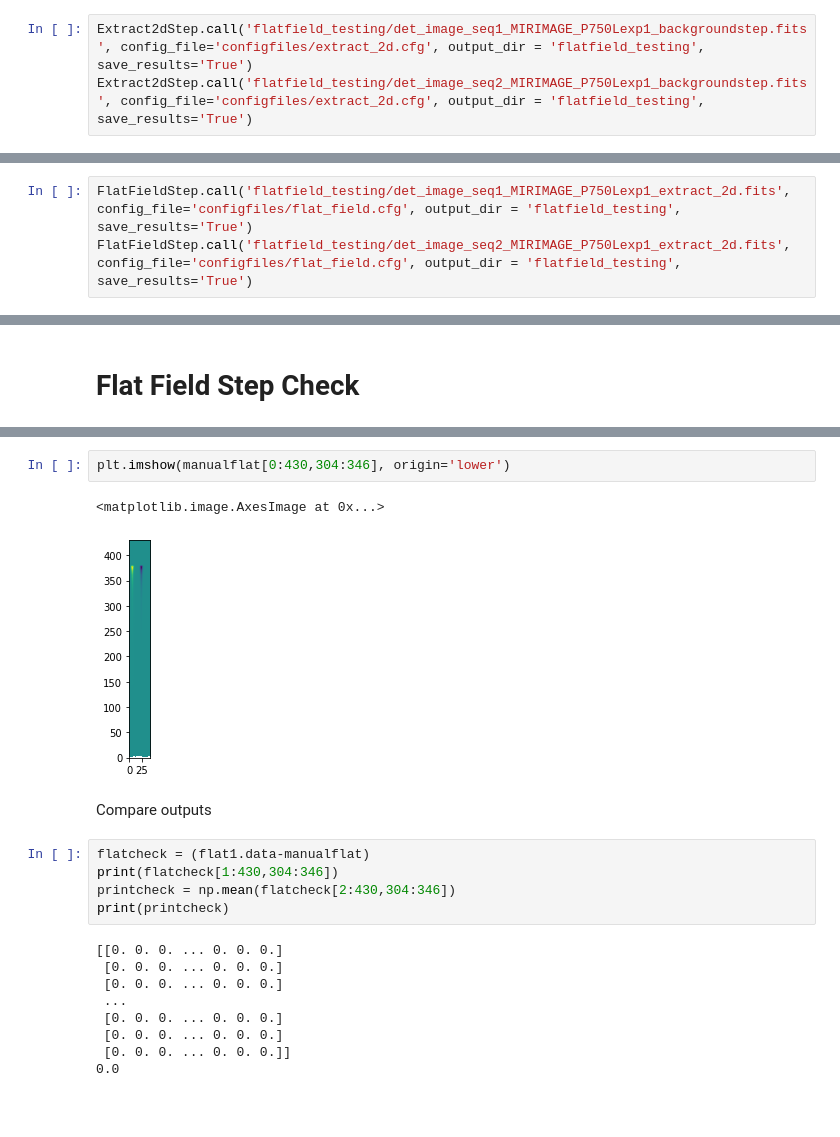
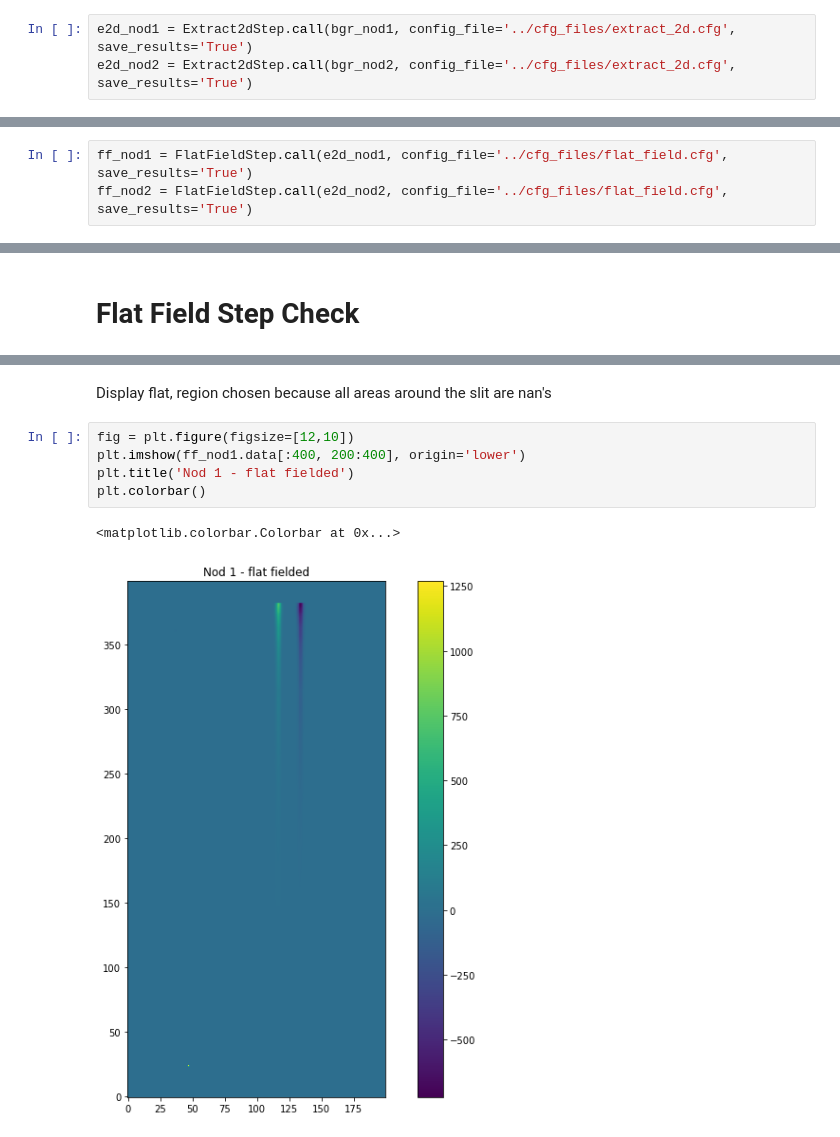
Before and after one commit to spacetelescope/jwst_validation_notebooks, a Jupyter notebook: jwst_validation_notebooks/flat_field/flat-miri-lrs-slit.ipynb, the cells around one changed output, grey strips where cells are left out. Drawn from its saved outputs; the diff is of its cells as text; blank space fills up the shorter version.

```diff
--- a/jwst_validation_notebooks/flat_field/flat-miri-lrs-slit.ipynb
+++ b/jwst_validation_notebooks/flat_field/flat-miri-lrs-slit.ipynb
@@ -84,4 +211,4 @@ BackgroundStep.call('flatfield_testing/det_image_seq2_MIRIMAGE_P750Lexp1_assign_
 # %%
-Extract2dStep.call('flatfield_testing/det_image_seq1_MIRIMAGE_P750Lexp1_backgroundstep.fits', config_file='configfiles/extract_2d.cfg', output_dir = 'flatfield_testing', save_results='True')
-Extract2dStep.call('flatfield_testing/det_image_seq2_MIRIMAGE_P750Lexp1_backgroundstep.fits', config_file='configfiles/extract_2d.cfg', output_dir = 'flatfield_testing', save_results='True')
+e2d_nod1 = Extract2dStep.call(bgr_nod1, config_file='../cfg_files/extract_2d.cfg', save_results='True')
+e2d_nod2 = Extract2dStep.call(bgr_nod2, config_file='../cfg_files/extract_2d.cfg', save_results='True')
 # %% [output]
@@ -109,4 +235,4 @@ Extract2dStep.call('flatfield_testing/det_image_seq2_MIRIMAGE_P750Lexp1_backgrou
 # %%
-FlatFieldStep.call('flatfield_testing/det_image_seq1_MIRIMAGE_P750Lexp1_extract_2d.fits', config_file='configfiles/flat_field.cfg', output_dir = 'flatfield_testing', save_results='True')
-FlatFieldStep.call('flatfield_testing/det_image_seq2_MIRIMAGE_P750Lexp1_extract_2d.fits', config_file='configfiles/flat_field.cfg', output_dir = 'flatfield_testing', save_results='True')
+ff_nod1 = FlatFieldStep.call(e2d_nod1, config_file='../cfg_files/flat_field.cfg', save_results='True')
+ff_nod2 = FlatFieldStep.call(e2d_nod2, config_file='../cfg_files/flat_field.cfg', save_results='True')
 # %% [output]
@@ -192,21 +265,10 @@ print(manualflat[1:430,304:346])
-# %%
-plt.imshow(manualflat[0:430,304:346], origin='lower')
-# %% [output]
-<matplotlib.image.AxesImage at 0x...>
-[figure, removed]
-# %% [markdown]
-Compare outputs
-# %%
-flatcheck = (flat1.data-manualflat)
-print(flatcheck[1:430,304:346])
-printcheck = np.mean(flatcheck[2:430,304:346])
-print(printcheck)
-# %% [output]
-[[0. 0. 0. ... 0. 0. 0.]
- [0. 0. 0. ... 0. 0. 0.]
- [0. 0. 0. ... 0. 0. 0.]
- ...
- [0. 0. 0. ... 0. 0. 0.]
- [0. 0. 0. ... 0. 0. 0.]
- [0. 0. 0. ... 0. 0. 0.]]
-0.0
+# %% [markdown]
+Display flat, region chosen because all areas around the slit are nan's
+# %%
+fig = plt.figure(figsize=[12,10])
+plt.imshow(ff_nod1.data[:400, 200:400], origin='lower')
+plt.title('Nod 1 - flat fielded')
+plt.colorbar()
+# %% [output]
+<matplotlib.colorbar.Colorbar at 0x...>
+[figure, added]
```
Also changed, not shown: parts of 40 cells of this notebook.
